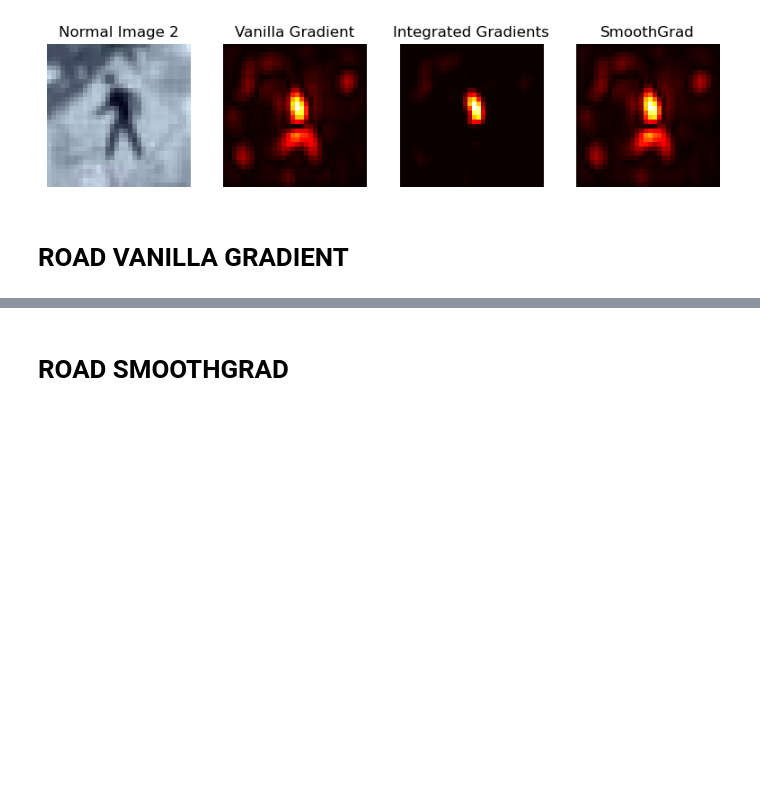
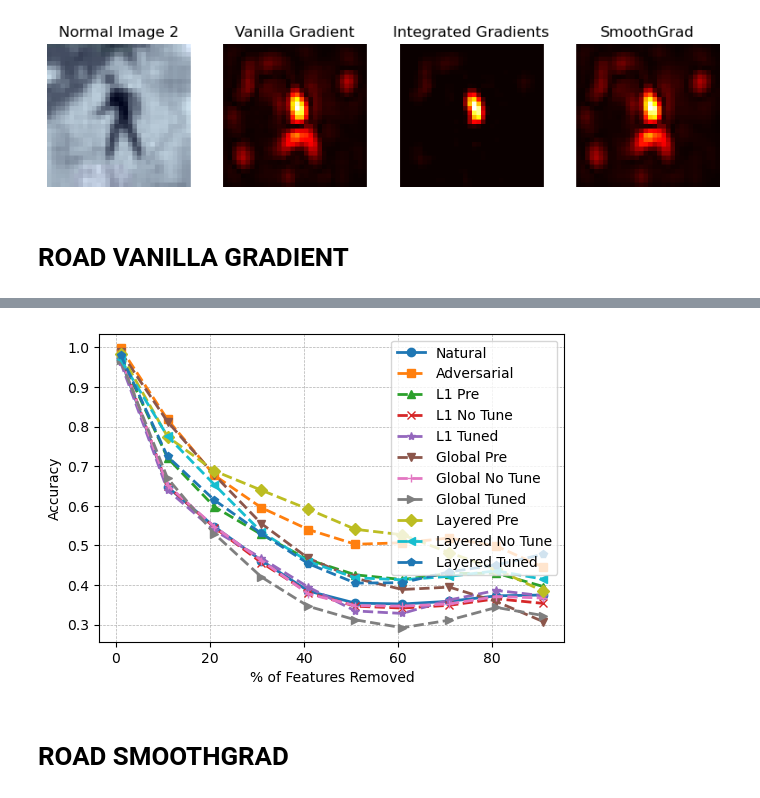
Before and after one commit to sanishsuwal7/VehicleSec, a Jupyter notebook: lisa_saliency.ipynb, the cells around one changed output, grey strips where cells are left out. Drawn from its saved outputs; the diff is of its cells as text; code cells hidden in the pictures; blank space fills up the shorter version.

```diff
--- a/lisa_saliency.ipynb
+++ b/lisa_saliency.ipynb
@@ -1038,45 +1050,57 @@ plt.show()
 # %%
-result_normal =
-result_adv =
-result_l1_pre =
-result_no_tuned_l1 =
-result_post_tuned_l1 =
-result_global_pre =
-result_no_tuned_global=
-result_post_tuned_global=
-result_pre_tuned_layered=
-result_post_no_tuned_layered=
-result_post_tuned_layered=
+result_normal = {1: np.float64(0.9713531020211177), 11: np.float64(0.6477443896386162), 21: np.float64(0.5471635958254034), 31: np.float64(0.4619919218203265), 41: np.float64(0.38495851983243123), 51: np.float64(0.3543964730609261), 61: np.float64(0.35234286125441716), 71: np.float64(0.3590602064718807), 81: np.float64(0.3728652791725771), 91: np.float64(0.374918818303583)}
+
+result_adv = {1: np.float64(0.9989583333333334), 11: np.float64(0.8178342244142351), 21: np.float64(0.6767448607427056), 31: np.float64(0.5952208015583554), 41: np.float64(0.5400012433687004), 51: np.float64(0.5029951370468612), 61: np.float64(0.5068003633399647), 71: np.float64(0.5186425867595049), 81: np.float64(0.4982492677939876), 91: np.float64(0.4452332352453581)}
+
+result_l1_pre = {1: np.float64(0.977575948840637), 11: np.float64(0.7211426458984618), 21: np.float64(0.5973975473341098), 31: np.float64(0.5276289469809565), 41: np.float64(0.46396439423411195), 51: np.float64(0.4258189485336899), 61: np.float64(0.4139335336478711), 71: np.float64(0.42911538215426603), 81: np.float64(0.4300615688329983), 91: np.float64(0.3963289729200547)}
+
+result_no_tuned_l1 ={1: np.float64(0.9761706348589708), 11: np.float64(0.6499955650591956), 21: np.float64(0.5452148220302001), 31: np.float64(0.4567463717995275), 41: np.float64(0.3803918106075771), 51: np.float64(0.34669067326189357), 61: np.float64(0.34204875567936155), 71: np.float64(0.3488866920673658), 81: np.float64(0.3655141543664755), 91: np.float64(0.3537464832083806)}
+
+result_post_tuned_l1 ={1: np.float64(0.9624291908959405), 11: np.float64(0.6398706061097499), 21: np.float64(0.5377640092342476), 31: np.float64(0.46773779675677296), 41: np.float64(0.3945964475018419), 51: np.float64(0.33467799991078495), 61: np.float64(0.32844603209932777), 71: np.float64(0.3623330831467225), 81: np.float64(0.38653424197617947), 91: np.float64(0.37285018180874074)}
+
+result_global_pre ={1: np.float64(0.9886501649048557), 11: np.float64(0.8124449615762129), 21: np.float64(0.6776559315941467), 31: np.float64(0.5549118118533728), 41: np.float64(0.46753067408338145), 51: np.float64(0.4170317608290657), 61: np.float64(0.3888516058339885), 71: np.float64(0.3948141757799004), 81: np.float64(0.3584776702722063), 91: np.float64(0.30776325080875727)}
+
+result_no_tuned_global={1: np.float64(0.9744189101828926), 11: np.float64(0.652139692565372), 21: np.float64(0.5472737475151005), 31: np.float64(0.4619402037219334), 41: np.float64(0.3776210195813264), 51: np.float64(0.3481665292803986), 61: np.float64(0.3469212478018197), 71: np.float64(0.3523123888963223), 81: np.float64(0.3711587301208044), 91: np.float64(0.36732547981656344)}
+
+result_post_tuned_global={1: np.float64(0.9675558654254344), 11: np.float64(0.6696943074109176), 21: np.float64(0.5291736718035472), 31: np.float64(0.4202615284721332), 41: np.float64(0.34633826251547023), 51: np.float64(0.3122364598881669), 61: np.float64(0.29238001294043936), 71: np.float64(0.31151423677869916), 81: np.float64(0.3435508776521674), 91: np.float64(0.3230104331657201)}
+
+result_pre_tuned_layered={1: np.float64(0.9839446683633255), 11: np.float64(0.7746804687622304), 21: np.float64(0.6879283210003689), 31: np.float64(0.6393644598046816), 41: np.float64(0.5913856591016176), 51: np.float64(0.5406733793403462), 61: np.float64(0.5269318006123911), 71: np.float64(0.4817699535770109), 81: np.float64(0.44014121999473793), 91: np.float64(0.38450114219859727)}
+
+result_post_no_tuned_layered={1: np.float64(0.9697964411191918), 11: np.float64(0.7755751986595119), 21: np.float64(0.6530969002333182), 31: np.float64(0.5340284730802112), 41: np.float64(0.45934395139328815), 51: np.float64(0.4184244862319845), 61: np.float64(0.4133151832485457), 71: np.float64(0.42207092345312697), 81: np.float64(0.43595701612405285), 91: np.float64(0.41488216001193706)}
+
+result_post_tuned_layered={1: np.float64(0.9815074097479652), 11: np.float64(0.7245418164339997), 21: np.float64(0.6142720764498049), 31: np.float64(0.5301586850038431), 41: np.float64(0.4540202183916087), 51: np.float64(0.40498495768382664), 61: np.float64(0.4060569743573832), 71: np.float64(0.4332193049123909), 81: np.float64(0.45092136154829754), 91: np.float64(0.477725465388855)}
 # %%
 import matplotlib.pyplot as plt
 import pandas as pd
 
 # Plot setup
 fig, ax = plt.subplots(figsize=(6, 4))
 
 ax.plot(list(result_normal.keys()),list(result_normal.values()), label='Natural', linestyle='-', marker='o', linewidth=2)
 ax.plot(list(result_normal.keys()), list(result_adv.values()), label='Adversarial', linestyle='--', marker='s', linewidth=2)
 ax.plot(list(result_normal.keys()), list(result_l1_pre.values()), label='L1 Pre', linestyle='--', marker='^', linewidth=2)
 ax.plot(list(result_normal.keys()), list(result_no_tuned_l1.values()), label='L1 No Tune', linestyle='--', marker='x', linewidth=2)
 ax.plot(list(result_normal.keys()), list(result_post_tuned_l1.values()), label='L1 Tuned', linestyle='--', marker='*', linewidth=2)
 ax.plot(list(result_normal.keys()), list(result_global_pre.values()), label='Global Pre', linestyle='--', marker='v', linewidth=2)
 ax.plot(list(result_normal.keys()), list(result_no_tuned_global.values()), label='Global No Tune', linestyle='--', marker='+', linewidth=2)
 ax.plot(list(result_normal.keys()), list(result_post_tuned_global.values()), label='Global Tuned', linestyle='--', marker='>', linewidth=2)
 ax.plot(list(result_normal.keys()), list(result_pre_tuned_layered.values()), label='Layered Pre', linestyle='--', marker='D', linewidth=2)
 ax.plot(list(result_normal.keys()), list(result_post_no_tuned_layered.values()), label='Layered No Tune', linestyle='--', marker='<', linewidth=2)
-ax.plot(list(result_normal.keys()), list(result_post_tuned_layered.values()), label='Layered Tuned', linestyle='--', marker='-', linewidth=2)
+ax.plot(list(result_normal.keys()), list(result_post_tuned_layered.values()), label='Layered Tuned', linestyle='--', marker='p', linewidth=2)
 
 # Customize the plot
 ax.set_xlabel('% of Features Removed', fontsize=10)
 ax.set_ylabel('Accuracy', fontsize=10)
 ax.legend(fontsize=10)
 
 # Grid and ticks
 ax.grid(True, which='both', linestyle='--', linewidth=0.5)
 ax.tick_params(axis='both', which='major', labelsize=10)
 
 plt.savefig("roadplots/LISA__IG_SALIENCY_ROAD.pdf", format="pdf", dpi=300, bbox_inches="tight")
 plt.show()
+# %% [output]
+[figure, added]
 # %% [markdown]
 # ROAD SMOOTHGRAD
 # %%
```
Also changed, not shown: parts of 14 cells of this notebook, 4 other files.
